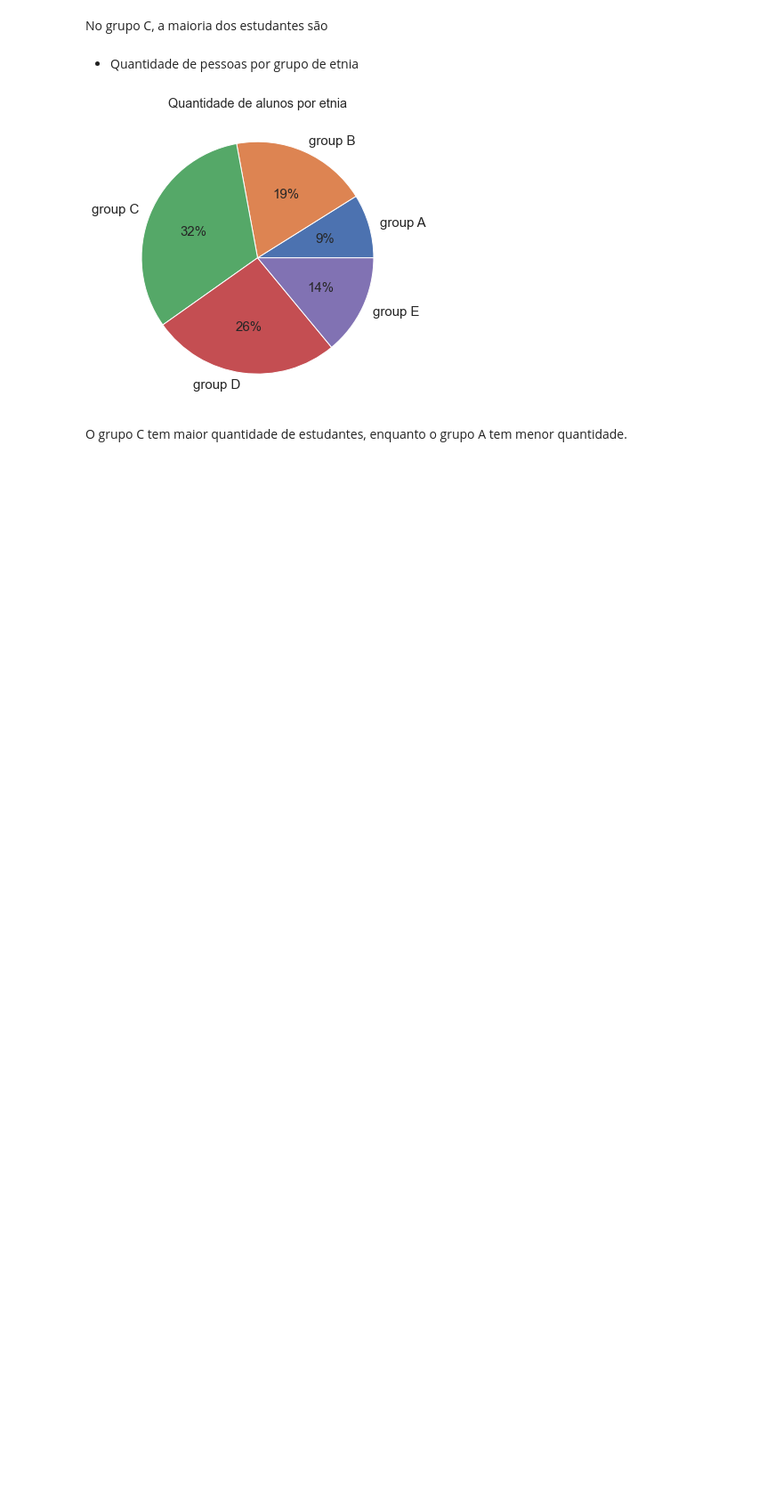
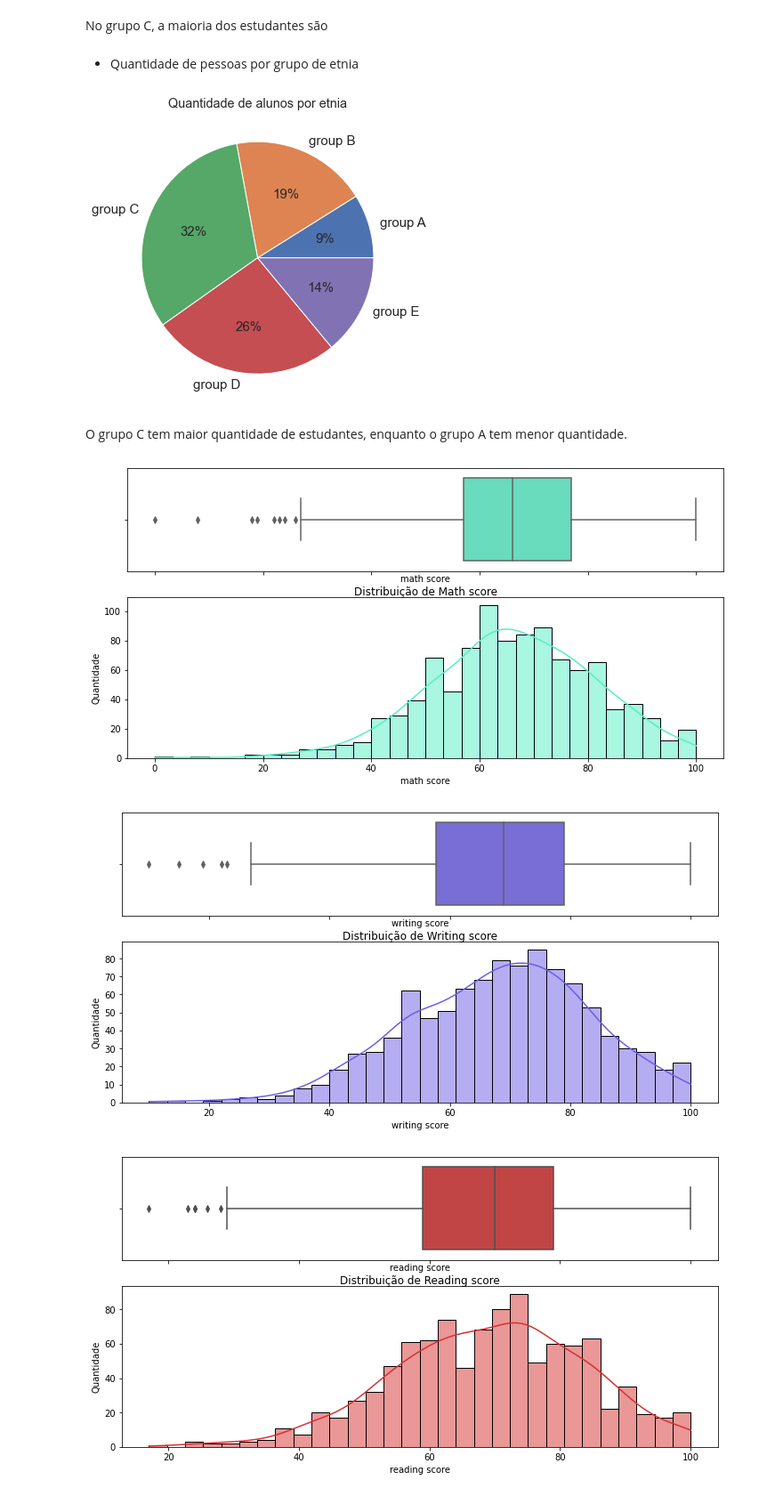
Before and after one commit to helenacypreste/helen-marlon-letscode-projeto2, a Jupyter notebook: notebooks/EDA-students-performance-exams.ipynb, the cells around one changed output. Shown: that part at 89% size. Cells and saved outputs as stored; diff of their text form; code cells hidden in the pictures; blank space fills up the shorter version.

```diff
--- a/notebooks/EDA-students-performance-exams.ipynb
+++ b/notebooks/EDA-students-performance-exams.ipynb
@@ -171,3 +171,21 @@ df.groupby('race/ethnicity')['gender'].count().plot(kind='pie', title='Quantidad
 [figure]
 # %% [markdown]
 O grupo C tem maior quantidade de estudantes, enquanto o grupo A tem menor quantidade.
+# %%
+def plot_distribution(dataframe, feature, color):
+    fig,(ax_box, ax_hist) = plt.subplots(2, figsize=(12,6), sharex=True, gridspec_kw={"height_ratios": (.45, .70)})
+    sns.boxplot(x=feature, data=dataframe, color=color, ax=ax_box)
+    sns.histplot(data=dataframe, x = feature, bins=30, edgecolor='black',color=color, kde=True, ax=ax_hist)
+    plt.ylabel('Quantidade');
+    plt.title(f'Distribuição de {feature.capitalize()}', color='black', size=12, pad=1)
+    plt.show()
+# %%
+distribution_features = ['math score', 'writing score', 'reading score']
+colors = ['#55efc4', '#6c5ce7','#d63031']
+
+for index, feature in enumerate(distribution_features):
+    plot_distribution(df, feature, colors[index])
+# %% [output]
+[figure, added]
+[figure, added]
+[figure, added]
```
Also changed, not shown: parts of 4 cells of this notebook.
